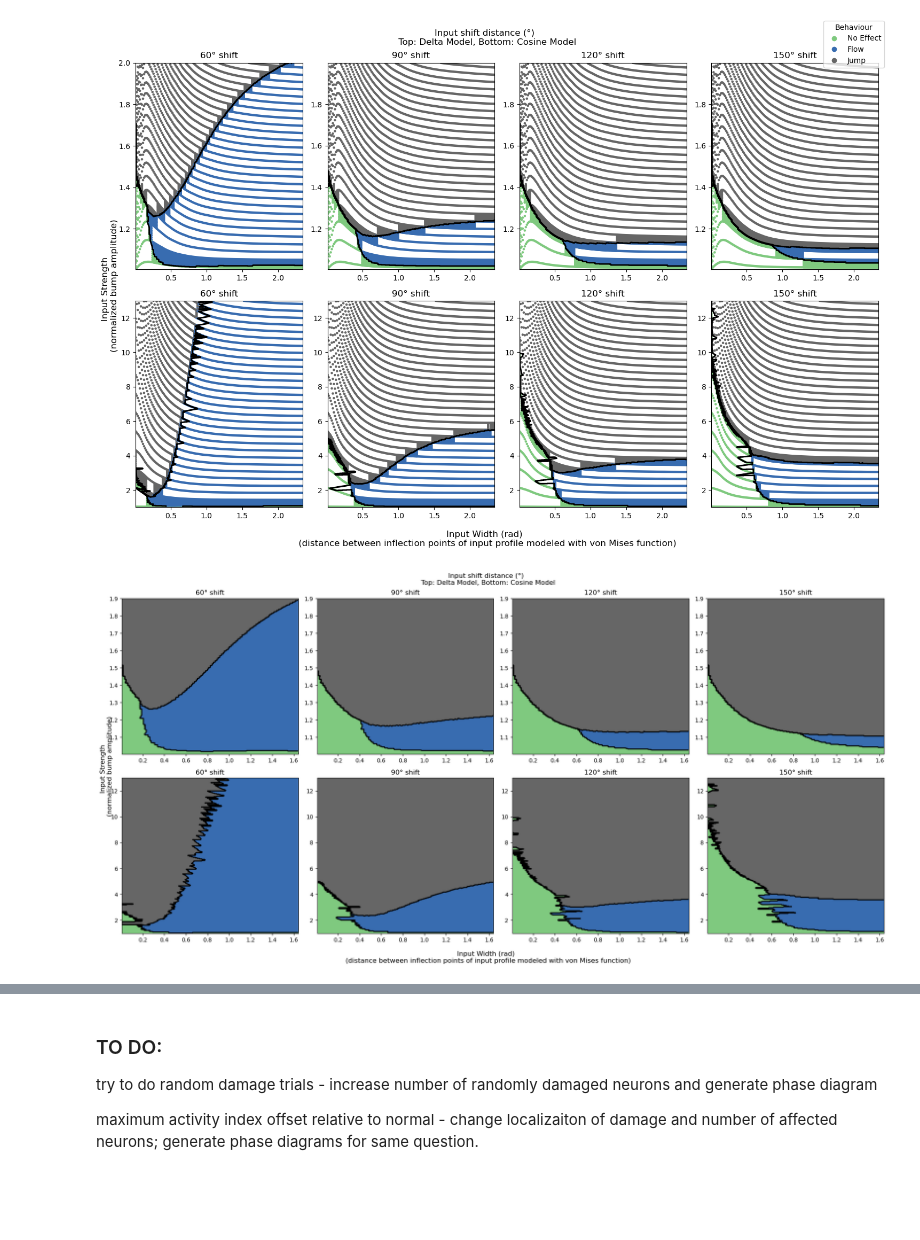
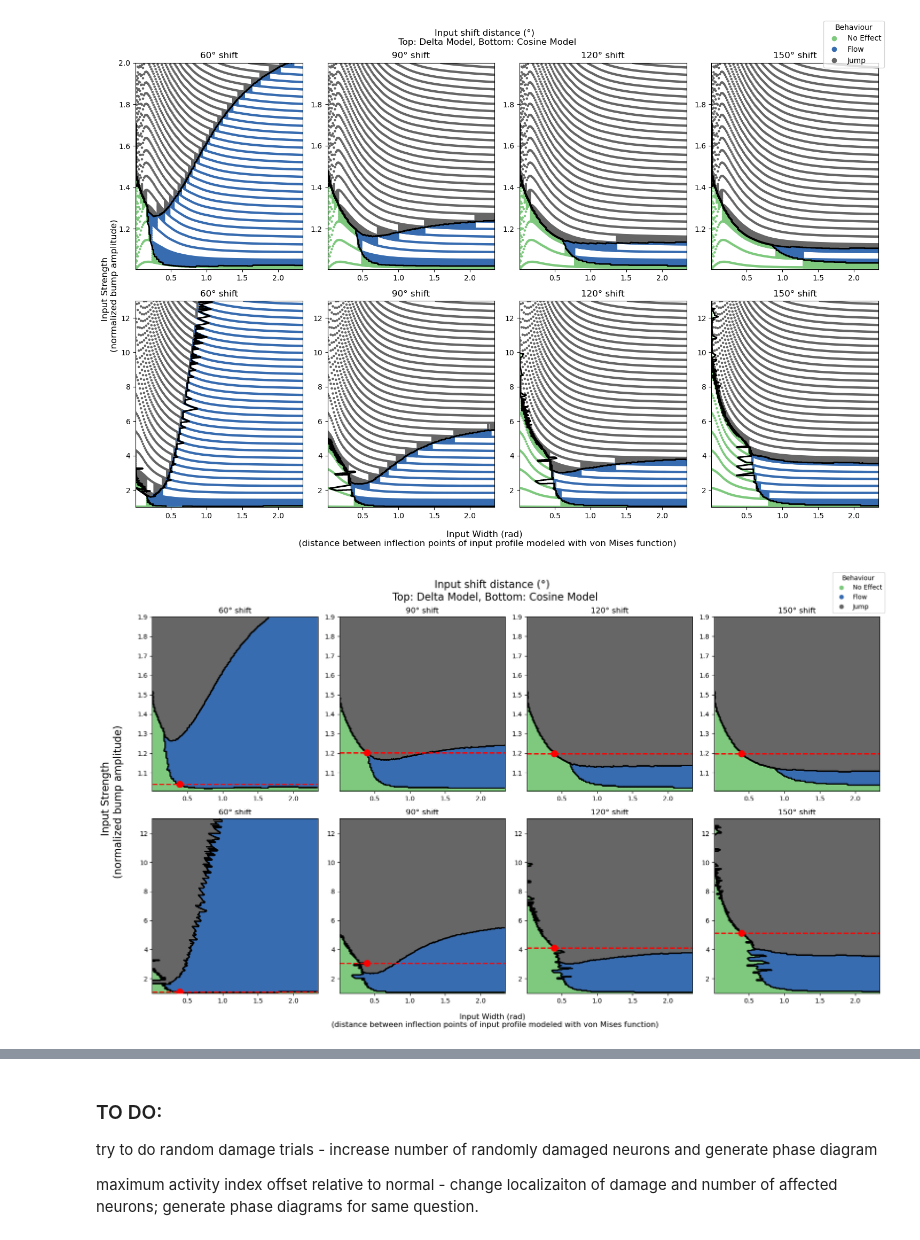
Before and after one commit to CEBangu/RingAttractor, a Jupyter notebook: ring_attractor/plotting.ipynb, the cells around one changed output, grey strips where cells are left out. Drawn from its saved outputs; the diff is of its cells as text; code cells hidden in the pictures; blank space fills up the shorter version.

Commit message:
plotting

```diff
--- a/ring_attractor/plotting.ipynb
+++ b/ring_attractor/plotting.ipynb
@@ -8,7 +8,7 @@ from scipy.interpolate import griddata
 
 #change to your directory
 dir = '/Users/ciprianbangu/Cogmaster/S3/Theoretical Neuroscience/presentation/RingAttractor/ring_attractor/build/src'
-file_name = '/results/d60.txt' #change to yours
+file_name = '/results/d90.txt' #change to yours
 header = ['ampliini', 'ampliaft', 'width', 'behaviour','amp'] #from their code
 df = pd.read_csv(dir + file_name, delimiter=' ', header=None, names=header)  # space seperated
 df['normalized_bump_amplitude'] = df.iloc[:, 1]/df.iloc[:, 0] # Im pretty sure this is the right thing to do here.
@@ -149,13 +208,13 @@ deltas = ["d60.txt", "d90.txt", "d120.txt", "d150.txt"]
 delta_threshold = 1.9
 cosines = ["c60.txt", "c90.txt", "c120.txt", "c150.txt"]
 cosine_threshold = 13
-width_threshold = 1.65
+width_threshold = 2.35
 
 degree_symbol = u'\N{DEGREE SIGN}'
 
 dir = os.path.join(os.getcwd(), "build/src/results/")
 
-fig, axs = plt.subplots(2, 4, figsize=(20, 10))
+fig, axs = plt.subplots(2, 4, figsize=(17, 10))
 
 def create_phase_map_with_contours(x, y, z, ax, title, grid_size=300):
     """
@@ -198,35 +257,41 @@ for i, delta in enumerate(deltas):
     y = filtered_df['normalized_bump_amplitude'].to_numpy()
     z = filtered_df['behaviour'].to_numpy()
 
     # Create phase map with contours
     ax = axs[0, i]
     title = f"{''.join(map(str, [int(s) for s in delta if s.isdigit()]))}{degree_symbol} shift"
     c, contours = create_phase_map_with_contours(x, y, z, ax, title)
     ax.set_title(f"{''.join(map(str, [int(s) for s in delta if s.isdigit()]))}{degree_symbol} shift")
+    create_phase_map_with_boundary_redlines(x, y, z, ax, title)
 
 # Bottom Row: Cosine Data
 for i, cosine in enumerate(cosines):
     header = ['ampliini', 'ampliaft', 'width', 'behaviour', 'amp']
     df = pd.read_csv(os.path.join(dir, cosine), delimiter=' ', header=None, names=header)
     df['normalized_bump_amplitude'] = df['ampliaft'] / df['ampliini']
     filtered_df = df[(df['normalized_bump_amplitude'] <= cosine_threshold) & (df['width'] <= width_threshold)]
 
     # Data
     x = filtered_df['width'].to_numpy()
     y = filtered_df['normalized_bump_amplitude'].to_numpy()
     z = filtered_df['behaviour'].to_numpy()
 
     # Create phase map with contours
     ax = axs[1, i]
-    title = f"{''.join(map(str, [int(s) for s in cosine if s.isdigit()]))}{degree_symbol} cosine"
+    title = f"{''.join(map(str, [int(s) for s in cosine if s.isdigit()]))}{degree_symbol} shift"
     c, contours = create_phase_map_with_contours(x, y, z, ax, title)
-    ax.set_title(f"{''.join(map(str, [int(s) for s in cosine if s.isdigit()]))}{degree_symbol} shift")
+    ax.set_title(f"{''.join(map(str, [int(s) for s in cosine if s.isdigit()]))}{degree_symbol} shift", fontsize=16)
+    create_phase_map_with_boundary_redlines(x, y, z, ax, title)
 
 fig.supxlabel("Input Width (rad) \n (distance between inflection points of input profile modeled with von Mises function)")
-fig.supylabel("           Input Strength \n(normalized bump amplitude)")
-fig.suptitle(f"Input shift distance ({degree_symbol}) \n Top: Delta Model, Bottom: Cosine Model")
+fig.supylabel("             Input Strength \n(normalized bump amplitude)", x=-0.00001, fontsize=16)
+fig.suptitle(f"Input shift distance ({degree_symbol}) \n Top: Delta Model, Bottom: Cosine Model", fontsize=16)
 
+handles, labels = scatter.legend_elements(prop="colors")
+legend_labels = ['No Effect', 'Flow', 'Jump']
+legend = fig.legend(handles, legend_labels, title="Behaviour", loc="upper right")
 plt.tight_layout()
+plt.savefig("fig4w_red.png", dpi=200)
 plt.show()
 # %% [output]
-[figure, old version]
+[figure, new version]
```
Also changed, not shown: parts of 13 cells of this notebook.
